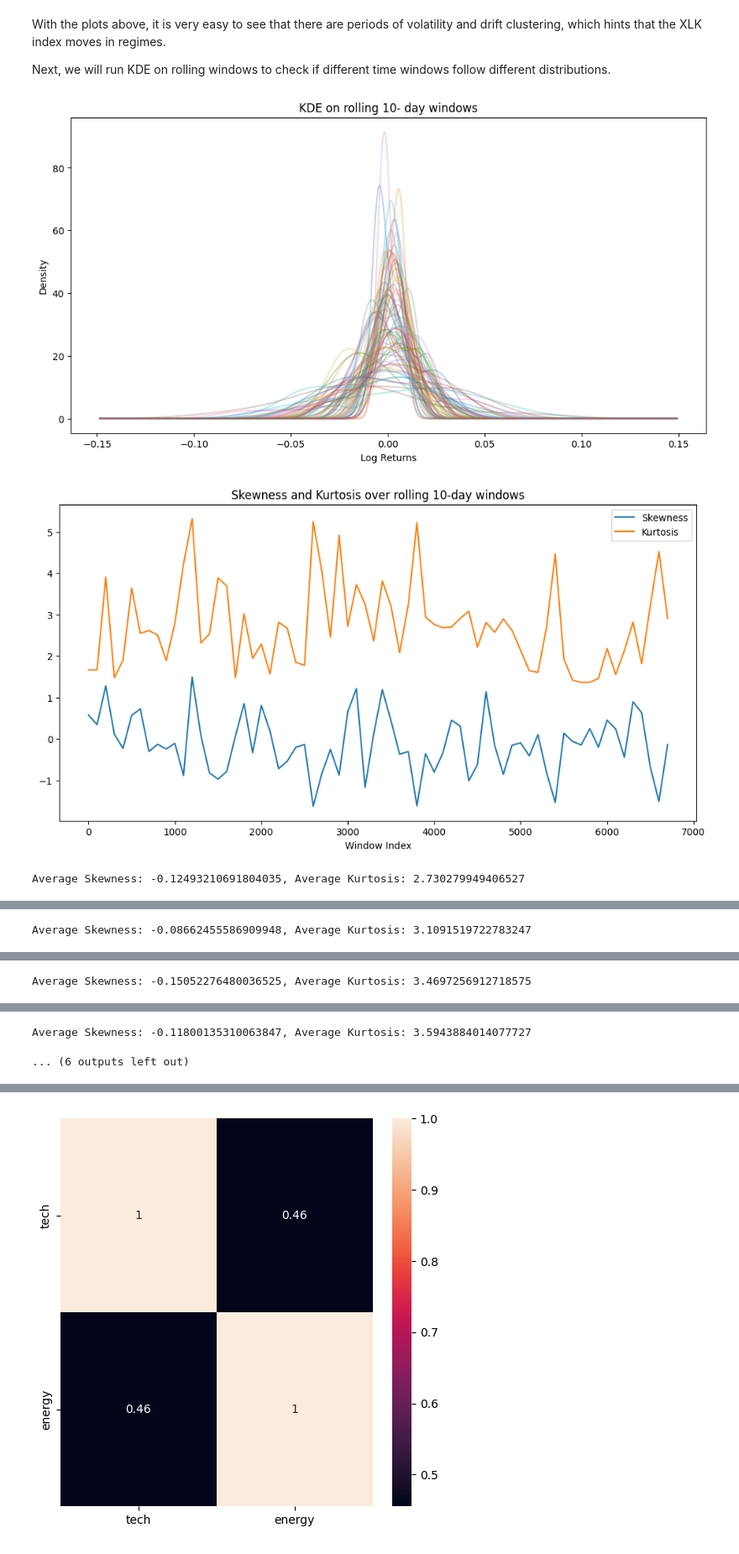
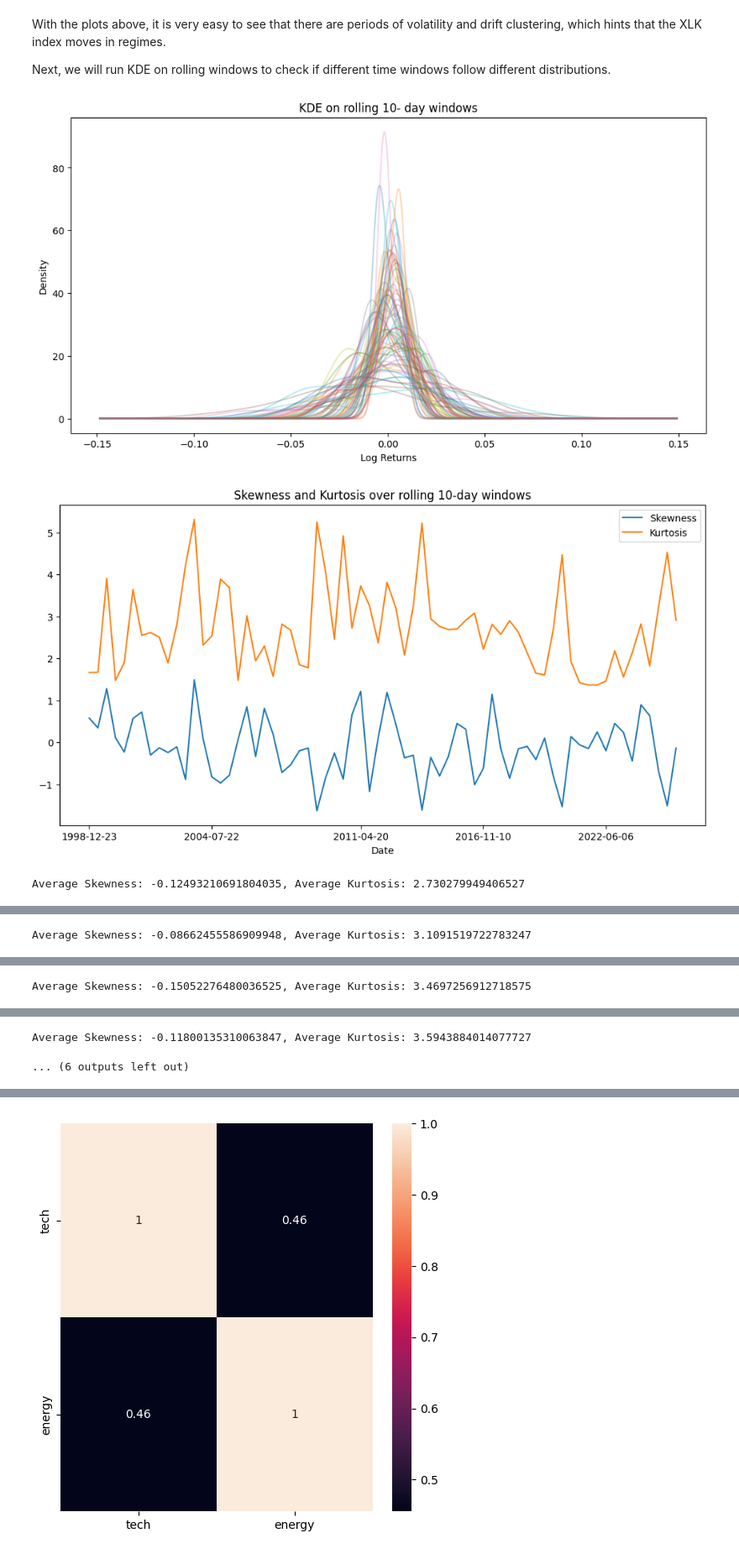
Before and after one commit to 4yushP4tel/RegimeDetectionAndPrediction, a Jupyter notebook: jupyterNoteBooks/regimeDetection.ipynb, the cells around one changed output, grey strips where cells are left out. Shown at 84% size. Cells and saved outputs as stored; diff of their text form; code cells hidden in the pictures.

```diff
--- a/jupyterNoteBooks/regimeDetection.ipynb
+++ b/jupyterNoteBooks/regimeDetection.ipynb
@@ -116,6 +116,8 @@ With the plots above, it is very easy to see that there are periods of volatilit
 
 Next, we will run KDE on rolling windows to check if different time windows follow different distributions.
 # %%
+import matplotlib.dates as mdates
+
 def rolling_kde(time_series: pd.Series, window_size: int):
     n = len(time_series)
     x_min = time_series.min()
@@ -127,36 +129,41 @@ def rolling_kde(time_series: pd.Series, window_size: int):
 
     plt.figure(figsize=(12, 6))
     plt.title(f"KDE on rolling {window_size}- day windows")
 
     # step is used since I don't want to plot each window
     for start in range(0, n - window_size + 1, step:=100):
         window_data = time_series[start:start + window_size].dropna()
         if len(window_data) < window_size:
             continue
 
         kde = gaussian_kde(window_data)
         plt.plot(x_grid, kde(x_grid), alpha=0.3)
 
         skews.append(skew(window_data))
         kurtoses.append(kurtosis(window_data, fisher=False))
 
     plt.xlabel("Log Returns")
     plt.ylabel("Density")
     plt.show()
 
+    x = range(0, n - window_size + 1, step)
+    dates = tech_sector_df["date"].iloc[list(x)]
+    dates = dates.apply(lambda d: d.split("T")[0])
     plt.figure(figsize=(12, 6))
-    plt.plot(range(0, n - window_size + 1, step), skews, label="Skewness")
-    plt.plot(range(0, n - window_size + 1, step), kurtoses, label="Kurtosis")
+    plt.plot(dates, skews, label="Skewness")
+    plt.plot(dates, kurtoses, label="Kurtosis")
     plt.title(f"Skewness and Kurtosis over rolling {window_size}-day windows")
+    ax = plt.gca()
+    ax.xaxis.set_major_locator(mdates.AutoDateLocator(minticks=8, maxticks=10))
     plt.legend()
-    plt.xlabel("Window Index")
+    plt.xlabel("Date")
     plt.show()
     print(f"Average Skewness: {np.mean(skews)}, Average Kurtosis: {np.mean(kurtoses)}")
 
 for window in range(10, 61, 10):
     rolling_kde(tech_sector_df["log_returns"], window)
 # %% [output]
 [figure]
-[figure, old version]
+[figure, new version]
 Average Skewness: -0.12493210691804035, Average Kurtosis: 2.730279949406527
 [figure]
```
Also changed, not shown: parts of 2 cells of this notebook, 5 other files.
